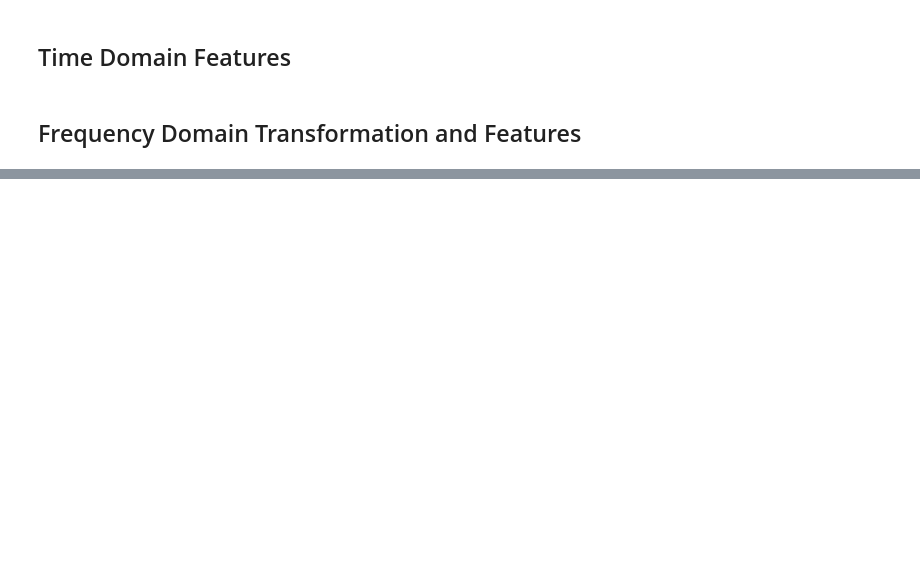
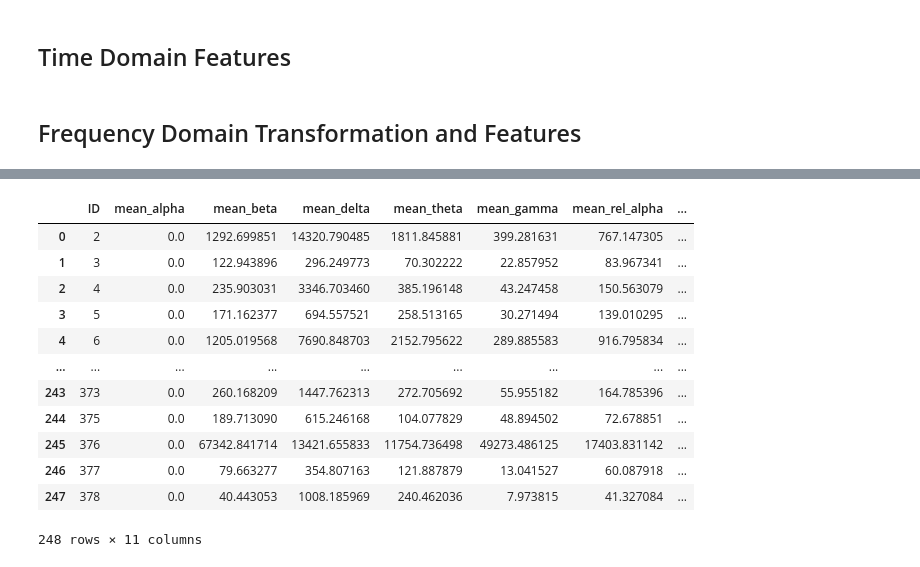
Before and after one commit to elifozkn/EEG-Burst-Suppression-Analysis, a Jupyter notebook: EEG-BS.ipynb, the cells around one changed output, grey strips where cells are left out. Drawn from its saved outputs; the diff is of its cells as text; code cells hidden in the pictures; blank space fills up the shorter version.

Commit message:
mean power

```diff
--- a/EEG-BS.ipynb
+++ b/EEG-BS.ipynb
@@ -223,0 +260,40 @@ ValueError: If n_per_seg is None n_fft is not allowed to be > n_times. If you wa
+# %%
+mean_power_delta = average_band_power([0.5,3],eeg_india)
+mean_power_theta = average_band_power([4,7],eeg_india)
+mean_power_alpha = average_band_power([8,11],eeg_india)
+mean_power_beta = average_band_power([12,29],eeg_india)
+mean_power_gamma = average_band_power([30,50],eeg_india)
+# %%
+mean_rel_power_delta = average_band_power([0.5,3],eeg_india,relative = True)
+mean_rel_power_theta = average_band_power([4,7],eeg_india,relative = True)
+mean_rel_power_alpha = average_band_power([8,11],eeg_india,relative = True)
+mean_rel_power_beta = average_band_power([12,29],eeg_india,relative = True)
+mean_rel_power_gamma = average_band_power([30,50],eeg_india,relative = True)
+# %%
+ids = patients_250_ids+ patients_256_ids
+power_df = pd.DataFrame({"ID" : ids,
+                        "mean_alpha" : mean_power_alpha,
+                        "mean_beta" : mean_power_beta,
+                        "mean_delta" : mean_power_delta,
+                        "mean_theta" : mean_power_theta,
+                        "mean_gamma" : mean_power_gamma,
+                        "mean_rel_alpha" : mean_rel_power_alpha,
+                        "mean_rel_power_beta" : mean_rel_power_beta,
+                        "mean_rel_delta" : mean_rel_power_delta,
+                        "mean_rel_theta" : mean_rel_power_theta,
+                        "mean_rel_gamma" : mean_rel_power_gamma})
+power_df
+# %% [output]
+|  | ID | mean_alpha | mean_beta | mean_delta | mean_theta | mean_gamma | mean_rel_alpha | ... |
+| 0 | 2 | 0.0 | 1292.699851 | 14320.790485 | 1811.845881 | 399.281631 | 767.147305 | ... |
+| 1 | 3 | 0.0 | 122.943896 | 296.249773 | 70.302222 | 22.857952 | 83.967341 | ... |
+| 2 | 4 | 0.0 | 235.903031 | 3346.703460 | 385.196148 | 43.247458 | 150.563079 | ... |
+| 3 | 5 | 0.0 | 171.162377 | 694.557521 | 258.513165 | 30.271494 | 139.010295 | ... |
+| 4 | 6 | 0.0 | 1205.019568 | 7690.848703 | 2152.795622 | 289.885583 | 916.795834 | ... |
+| ... | ... | ... | ... | ... | ... | ... | ... | ... |
+| 243 | 373 | 0.0 | 260.168209 | 1447.762313 | 272.705692 | 55.955182 | 164.785396 | ... |
+| 244 | 375 | 0.0 | 189.713090 | 615.246168 | 104.077829 | 48.894502 | 72.678851 | ... |
+| 245 | 376 | 0.0 | 67342.841714 | 13421.655833 | 11754.736498 | 49273.486125 | 17403.831142 | ... |
+| 246 | 377 | 0.0 | 79.663277 | 354.807163 | 121.887879 | 13.041527 | 60.087918 | ... |
+| 247 | 378 | 0.0 | 40.443053 | 1008.185969 | 240.462036 | 7.973815 | 41.327084 | ... |
+248 rows × 11 columns
```
Also changed, not shown: parts of 16 cells of this notebook, 4 other files.
